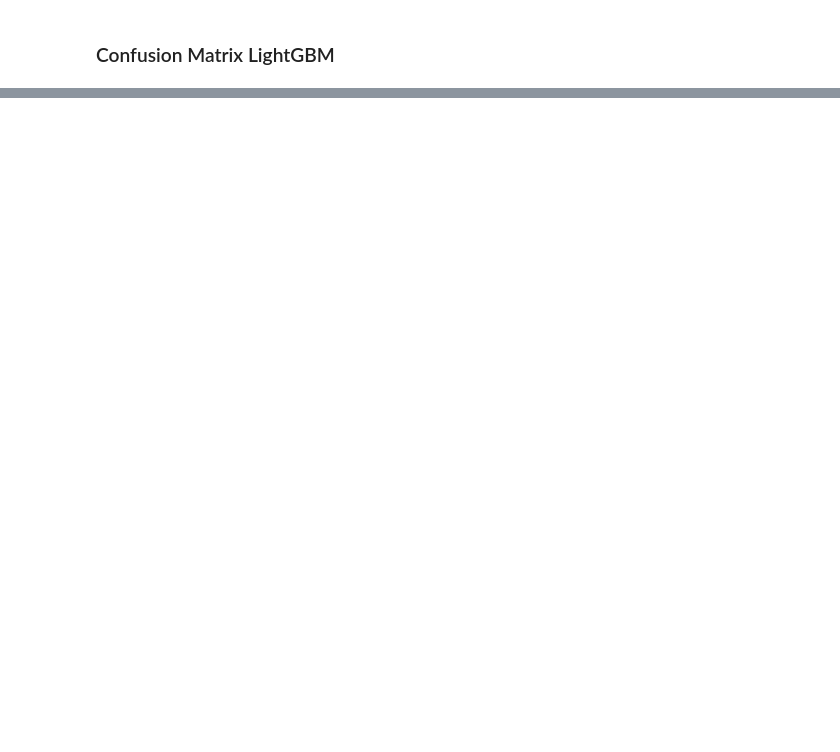
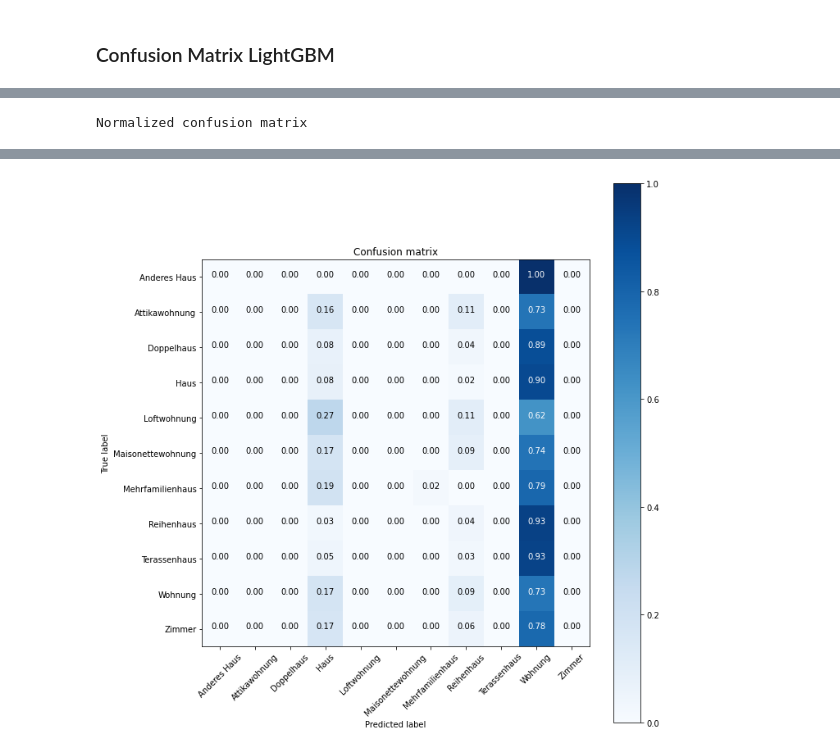
Before and after one commit to kenfus/del-immoobjekte-klassifizierung, a Jupyter notebook: main.ipynb, the cells around one changed output, grey strips where cells are left out. Saved outputs shown, nothing was run; the diff lists cells and outputs as text; code cells hidden in the pictures; blank space fills up the shorter version.

```diff
--- a/main.ipynb
+++ b/main.ipynb
@@ -433,0 +981,6 @@ enc.categories_
+# %%
+fig, ax = plt.subplots(figsize=(10, 10))
+cm = sklearn.metrics.confusion_matrix(y_ohc_test_t.cpu().argmax(axis = 1), model(X_test_t).cpu().argmax(axis = 1))
+plot_confusion_matrix(cm, enc.categories_[0], normalize=True)
+# %% [output]
+Normalized confusion matrix
@@ -433,0 +988 @@ enc.categories_
+[figure, added]
```
Also changed, not shown: parts of 75 cells of this notebook, 3 other files.
